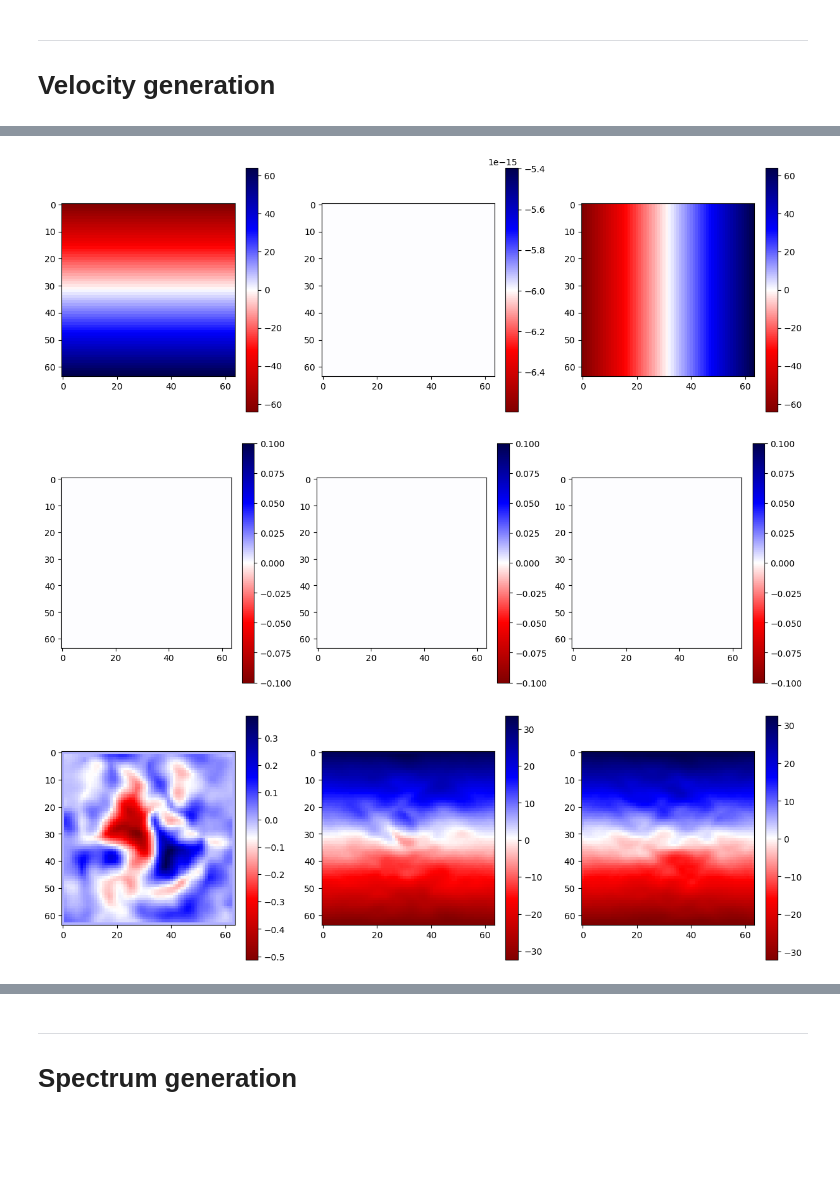
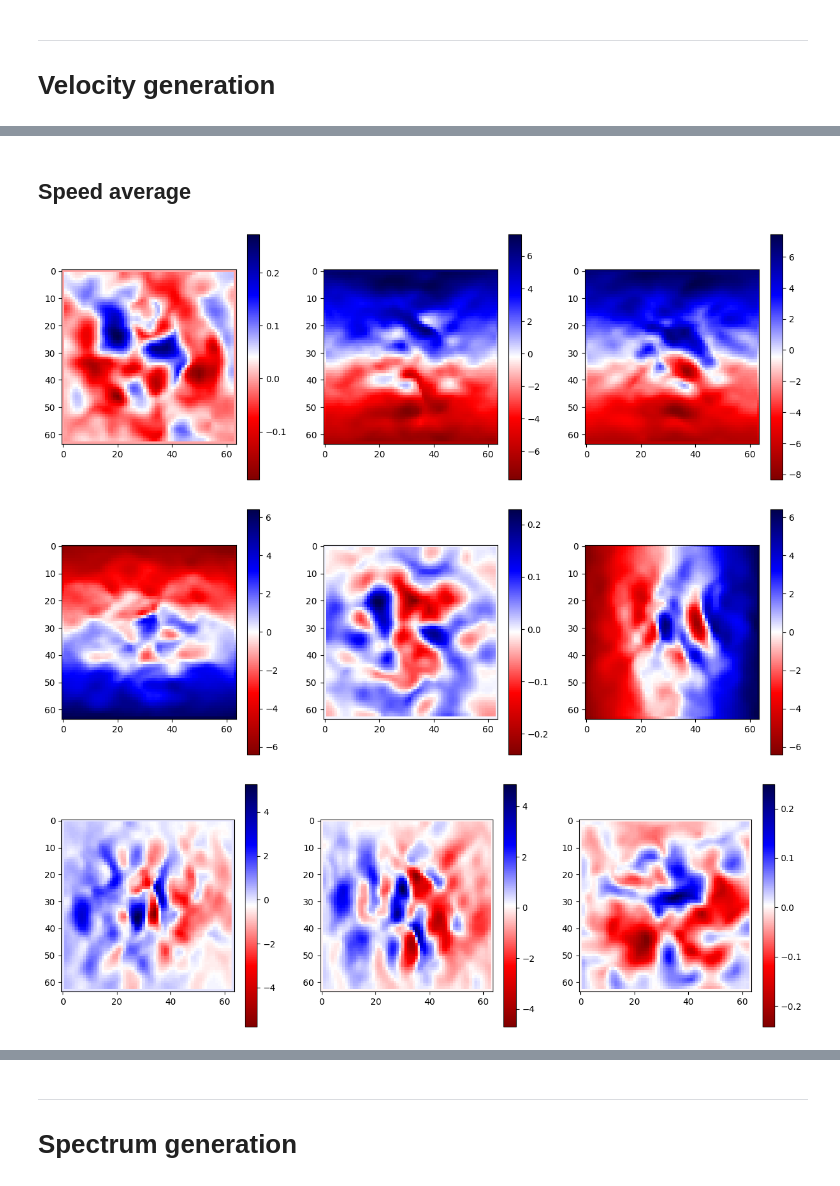
Before and after one commit to LeiRoF/M2-Internship, a Jupyter notebook: Generate_Dataset.ipynb, the cells around one changed output, grey strips where cells are left out. Saved outputs shown, nothing was run; the diff lists cells and outputs as text; code cells hidden in the pictures; blank space fills up the shorter version.

```diff
--- a/Generate_Dataset.ipynb
+++ b/Generate_Dataset.ipynb
@@ -79,0 +115,6 @@ plot.sum_in_3_directions(cloud)
+# %%
+g = gaussian(np.sqrt(X**2+Y**2+Z**2), 0, 0.5)
+
+cloud *= g
+
+plot.sum_in_3_directions(cloud)
@@ -151,23 +226,20 @@ plot.sum_in_3_directions(vx_rot, "seismic_r")
-# %%
-
-plot.sum_in_3_directions(vy_rot, "seismic_r")
-# %% [output]
-[figure, removed]
-# %%
-
-plot.sum_in_3_directions(vz_rot, "seismic_r")
-# %% [output]
-[figure, removed]
+# %% [markdown]
+## Speed average
 # %%
 def velocity_average(vx_grad, vy_grad, vz_grad, vx_rot, vy_rot, vz_rot):
-    vx = (vx_grad + vx_rot)/2
-    vy = (vy_grad + vy_rot)/2
-    vz = (vz_grad + vz_rot)/2
+    rot_prop = 0.2
+    vx = ((1-rot_prop) * vx_grad + rot_prop * vx_rot)/2
+    vy = ((1-rot_prop) * vy_grad + rot_prop * vy_rot)/2
+    vz = ((1-rot_prop) * vz_grad + rot_prop * vz_rot)/2
 
     return vx, vy, vz
 
 vx, vy, vz = velocity_average(vx_grad, vy_grad, vz_grad, vx_rot, vy_rot, vz_rot)
 
 plot.sum_in_3_directions(vx, "seismic_r")
+plot.sum_in_3_directions(vy, "seismic_r")
+plot.sum_in_3_directions(vz, "seismic_r")
 # %% [output]
-[figure, old version]
+[figure, new version]
+[figure, added]
+[figure, added]
```
Also changed, not shown: parts of 41 cells of this notebook, 12 other files.
